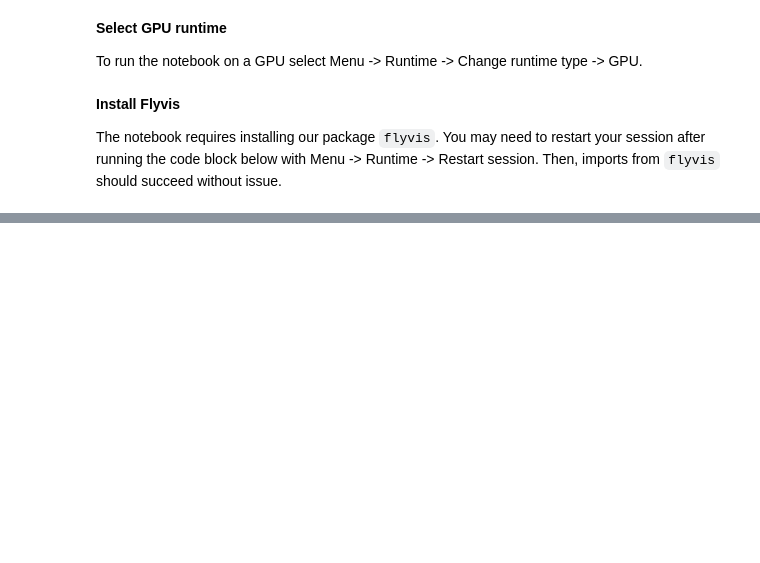
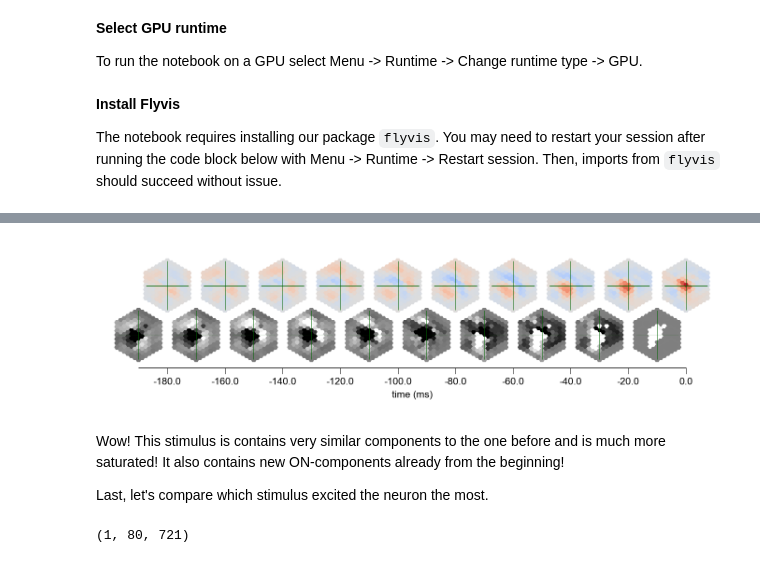
Before and after one commit to TuragaLab/flyvis, a Jupyter notebook: examples/06_flyvision_maximally_excitatory_stimuli.ipynb, the cells around one changed output, grey strips where cells are left out. Saved outputs shown, nothing was run; the diff lists cells and outputs as text; code cells hidden in the pictures; blank space fills up the shorter version.

```diff
--- a/examples/06_flyvision_maximally_excitatory_stimuli.ipynb
+++ b/examples/06_flyvision_maximally_excitatory_stimuli.ipynb
@@ -229,0 +127,17 @@ StimResponsePlot(stim=array([[0.4979775 , 0.49796322, 0.49807206, ..., 0.5015317
+# %%
+genoptstim = GenerateOptimalStimuli(network_view)
+# %%
+artoptstim = genoptstim.artificial_optimal_stimuli("T4c", t_stim=0.8)
+# %%
+stim_resp_plot = plot_stim_response(artoptstim.stimulus, artoptstim.response, 1/100, *network_view.get_uv("T4c"), figsize=[5, 1.6], ylabel=None, label_peak_response=False)
+# %% [output]
+[figure, added]
+# %% [markdown]
+Wow! This stimulus is contains very similar components to the one before and is much more
+saturated! It also contains new ON-components already from the beginning!
+
+Last, let's compare which stimulus excited the neuron the most.
+# %%
+artoptstim.response.shape
+# %% [output]
+(1, 80, 721)
```
Also changed, not shown: parts of 38 cells of this notebook, 1 other file.
